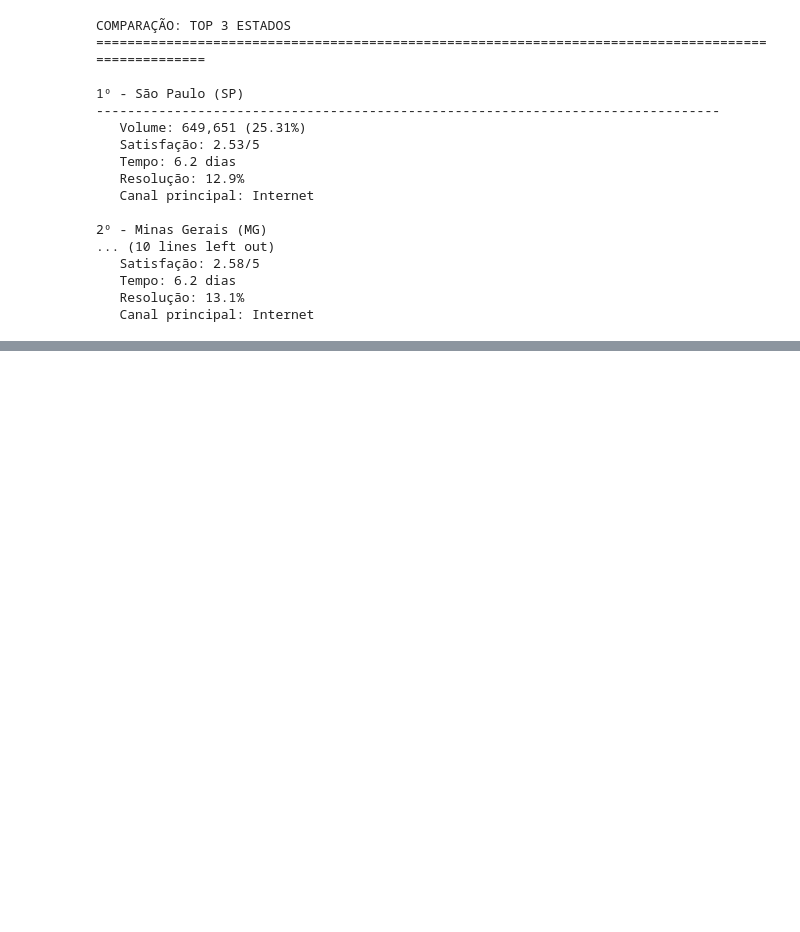
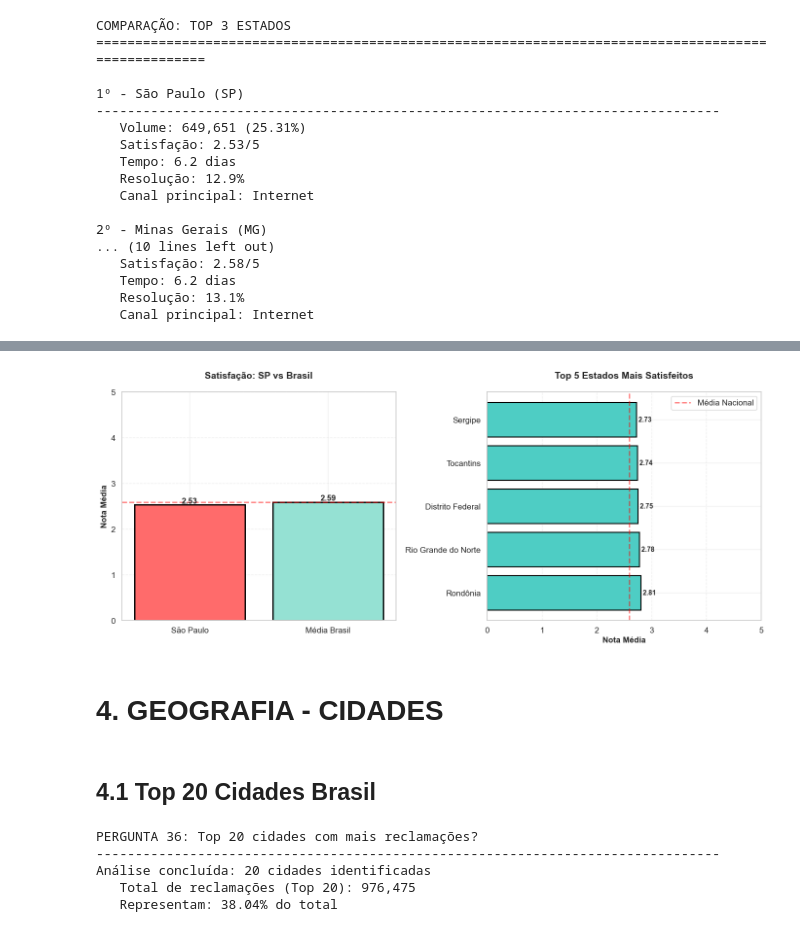
Before and after one commit to afloradda/projeto_mediacao_bancaria, a Jupyter notebook: analises/silver/notebooks_silver/01_perfil_consumidor.ipynb, the cells around one changed output, grey strips where cells are left out. Cells and saved outputs as stored; diff of their text form; code cells hidden in the pictures; blank space fills up the shorter version.

```diff
--- a/analises/silver/notebooks_silver/01_perfil_consumidor.ipynb
+++ b/analises/silver/notebooks_silver/01_perfil_consumidor.ipynb
@@ -3025,0 +3631,13 @@ INSIGHTS E CONCLUSÕES:
+# %%
+print("\nPERGUNTA 35: Satisfação de SP vs Brasil no setor?")
+print("-" * 80)
+
+nota_sp = df[df['UF'] == 'SP']['Nota do Consumidor'].mean()
+nota_brasil = df['Nota do Consumidor'].mean()
+diferenca_nota = round(nota_sp - nota_brasil, 2)
+diferenca_percentual = round(((nota_sp / nota_brasil) - 1) * 100, 1)
+
+print("Cálculos de satisfação realizados:")
+print(f"   • Nota média SP: {nota_sp:.2f}/5.00")
+print(f"   • Nota média Brasil: {nota_brasil:.2f}/5.00")
+print(f"   • Diferença: {diferenca_nota:+.2f} pontos ({diferenca_percentual:+.1f}%)")
@@ -3025,0 +3820,66 @@ INSIGHTS E CONCLUSÕES:
+# %%
+fig, (ax1, ax2) = plt.subplots(1, 2, figsize=(14, 6))
+
+# Gráfico 1: Comparação Barras
+estados_comp = ['São Paulo', 'Média Brasil']
+notas_comp = [nota_sp, nota_brasil]
+cores = ['#FF6B6B' if nota_sp < nota_brasil else '#4ECDC4', '#95E1D3']
+
+bars = ax1.bar(estados_comp, notas_comp, color=cores, edgecolor='black', linewidth=2)
+ax1.axhline(y=nota_brasil, color='red', linestyle='--', linewidth=2, alpha=0.5, label='Média Nacional')
+ax1.set_ylabel('Nota Média', fontsize=12, fontweight='bold')
+ax1.set_title('Satisfação: SP vs Brasil', fontsize=14, fontweight='bold', pad=20)
+ax1.set_ylim(0, 5)
+ax1.grid(axis='y', alpha=0.3, linestyle='--')
+
+# Adicionar valores nas barras
+for bar, nota in zip(bars, notas_comp):
+    height = bar.get_height()
+    ax1.text(bar.get_x() + bar.get_width()/2., height,
+             f'{nota:.2f}',
+             ha='center', va='bottom', fontsize=12, fontweight='bold')
+
+# Gráfico 2: Top 5 Estados por Satisfação
+top5_satisfacao = notas_por_estado_sorted[:5]
+estados_top5 = [e['Estado'] for e in top5_satisfacao]
+notas_top5 = [e['Nota'] for e in top5_satisfacao]
+cores_top5 = ['#FF6B6B' if e['UF'] == 'SP' else '#4ECDC4' for e in top5_satisfacao]
+
+bars2 = ax2.barh(estados_top5, notas_top5, color=cores_top5, edgecolor='black', linewidth=1.5)
+ax2.axvline(x=nota_brasil, color='red', linestyle='--', linewidth=2, alpha=0.5, label='Média Nacional')
+ax2.set_xlabel('Nota Média', fontsize=12, fontweight='bold')
+ax2.set_title('Top 5 Estados Mais Satisfeitos', fontsize=14, fontweight='bold', pad=20)
+ax2.set_xlim(0, 5)
+ax2.grid(axis='x', alpha=0.3, linestyle='--')
+ax2.legend()
+
+# Adicionar valores nas barras
+for bar, nota in zip(bars2, notas_top5):
+    width = bar.get_width()
+    ax2.text(width, bar.get_y() + bar.get_height()/2.,
+             f' {nota:.2f}',
+             ha='left', va='center', fontsize=10, fontweight='bold')
+
+plt.tight_layout()
+plt.show()
+# %% [output]
+[figure, added]
+# %% [markdown]
+# 4. GEOGRAFIA - CIDADES
+# %% [markdown]
+## 4.1 Top 20 Cidades Brasil
+# %%
+print("\nPERGUNTA 36: Top 20 cidades com mais reclamações?")
+print("-" * 80)
+
+top_cidades = df['Cidade'].value_counts().head(20)
+
+print(f"Análise concluída: {len(top_cidades)} cidades identificadas")
+print(f"   Total de reclamações (Top 20): {top_cidades.sum():,}")
+print(f"   Representam: {(top_cidades.sum() / len(df) * 100):.2f}% do total")
+# %% [output]
+PERGUNTA 36: Top 20 cidades com mais reclamações?
+--------------------------------------------------------------------------------
+Análise concluída: 20 cidades identificadas
+   Total de reclamações (Top 20): 976,475
+   Representam: 38.04% do total
```
Also changed, not shown: parts of 131 cells of this notebook.
